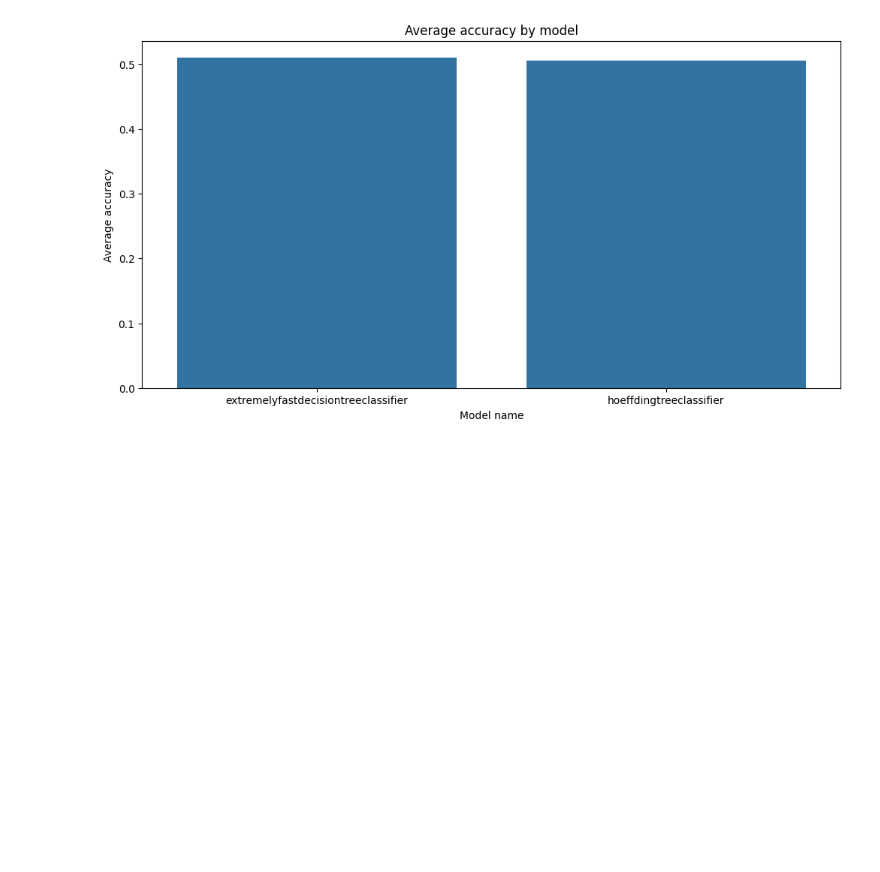
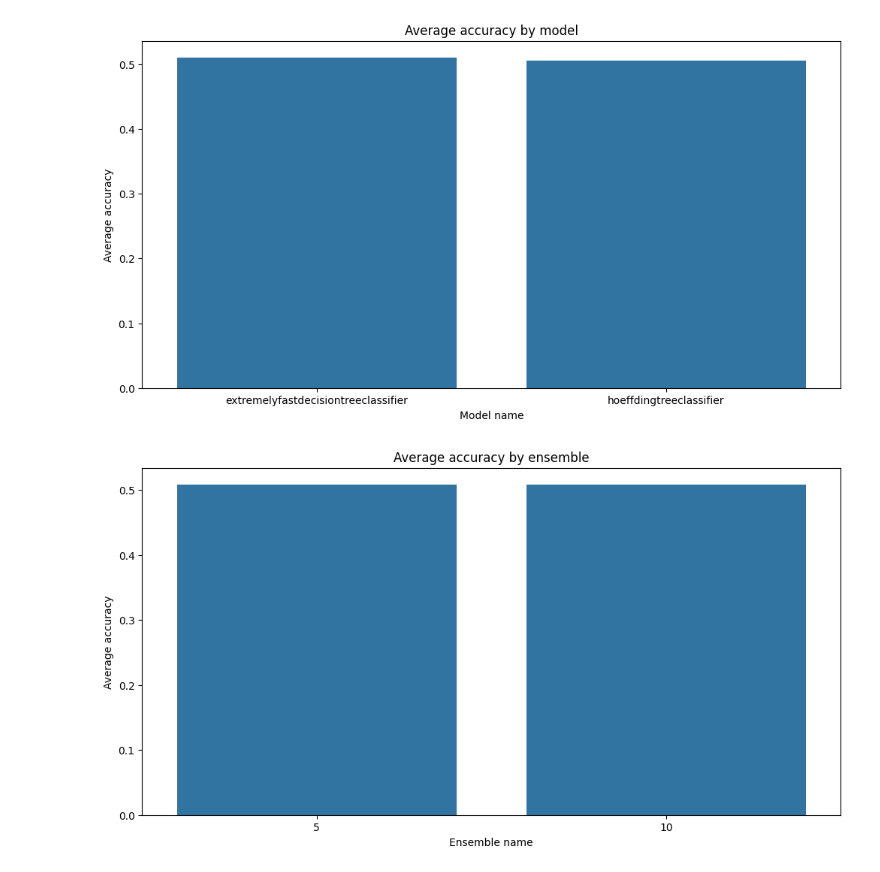
Before and after one commit to wiktorzakmateusz/data_stream_stocks, a Jupyter notebook: ensembles_analysis.ipynb, the cells around one changed output. Cells and saved outputs as stored; diff of their text form; code cells hidden in the pictures; blank space fills up the shorter version.

```diff
--- a/ensembles_analysis.ipynb
+++ b/ensembles_analysis.ipynb
@@ -49,3 +49,15 @@ plt.ylabel('Average accuracy')
 plt.savefig("ensemble_analysis_images/accuracy_by_model.png")
 # %% [output]
 [figure]
+# %%
+results["model_count"] = [5] * 10 + [10] * 10
+# %%
+model_accuracy = results.groupby('model_count')['accuracy'].mean()
+fig = plt.figure(figsize=(12, 6))
+sns.barplot(x=model_accuracy.index, y=model_accuracy.values)
+plt.title('Average accuracy by ensemble')
+plt.xlabel('Ensemble name')
+plt.ylabel('Average accuracy')
+plt.savefig("ensemble_analysis_images/accuracy_by_ensemble.png")
+# %% [output]
+[figure, added]
```
Also changed, not shown: 3 other files.
